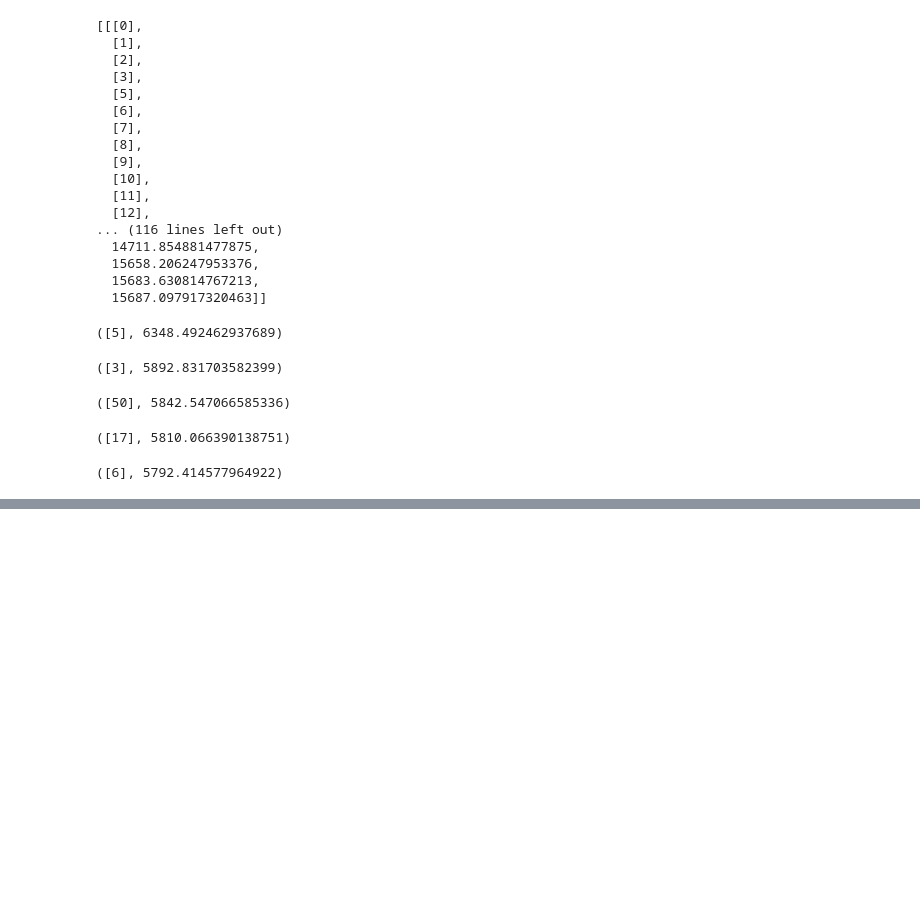
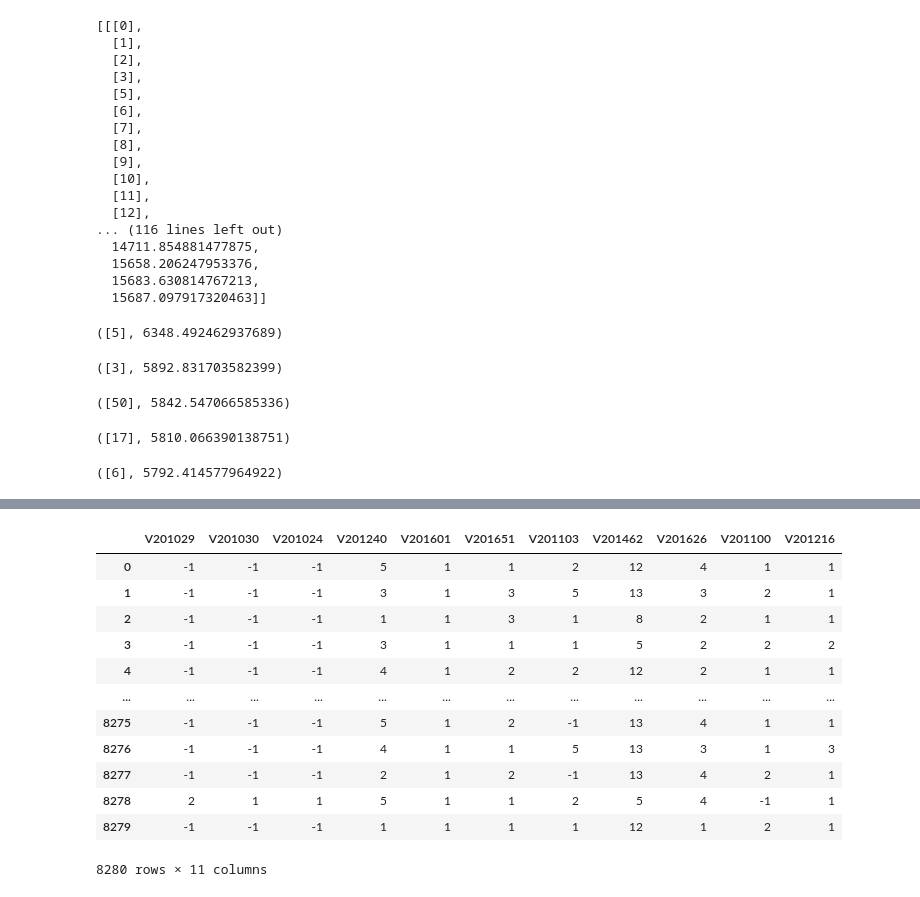
Before and after one commit to jprichmond20/2020ElectionStudy, a Jupyter notebook: 2020 Election Notebook.ipynb, the cells around one changed output, grey strips where cells are left out. Saved outputs shown, nothing was run; the diff lists cells and outputs as text; code cells hidden in the pictures; blank space fills up the shorter version.

```diff
--- a/2020 Election Notebook.ipynb
+++ b/2020 Election Notebook.ipynb
@@ -280,0 +345,2 @@ metric_store[0][np.argmin(metric_store[1])], np.min(metric_store[1])
+# %%
+dfNew = df.iloc[:,[4,5,3,50,17,6,64,31,10,63,56]]
@@ -280,0 +356,16 @@ metric_store[0][np.argmin(metric_store[1])], np.min(metric_store[1])
+# %%
+dfNew
+# %% [output]
+|  | V201029 | V201030 | V201024 | V201240 | V201601 | V201651 | V201103 | V201462 | V201626 | V201100 | V201216 |
+| 0 | -1 | -1 | -1 | 5 | 1 | 1 | 2 | 12 | 4 | 1 | 1 |
+| 1 | -1 | -1 | -1 | 3 | 1 | 3 | 5 | 13 | 3 | 2 | 1 |
+| 2 | -1 | -1 | -1 | 1 | 1 | 3 | 1 | 8 | 2 | 1 | 1 |
+| 3 | -1 | -1 | -1 | 3 | 1 | 1 | 1 | 5 | 2 | 2 | 2 |
+| 4 | -1 | -1 | -1 | 4 | 1 | 2 | 2 | 12 | 2 | 1 | 1 |
+| ... | ... | ... | ... | ... | ... | ... | ... | ... | ... | ... | ... |
+| 8275 | -1 | -1 | -1 | 5 | 1 | 2 | -1 | 13 | 4 | 1 | 1 |
+| 8276 | -1 | -1 | -1 | 4 | 1 | 1 | 5 | 13 | 3 | 1 | 3 |
+| 8277 | -1 | -1 | -1 | 2 | 1 | 2 | -1 | 13 | 4 | 2 | 1 |
+| 8278 | 2 | 1 | 1 | 5 | 1 | 1 | 2 | 5 | 4 | -1 | 1 |
+| 8279 | -1 | -1 | -1 | 1 | 1 | 1 | 1 | 12 | 1 | 2 | 1 |
+8280 rows × 11 columns
```
Also changed, not shown: parts of 19 cells of this notebook.
